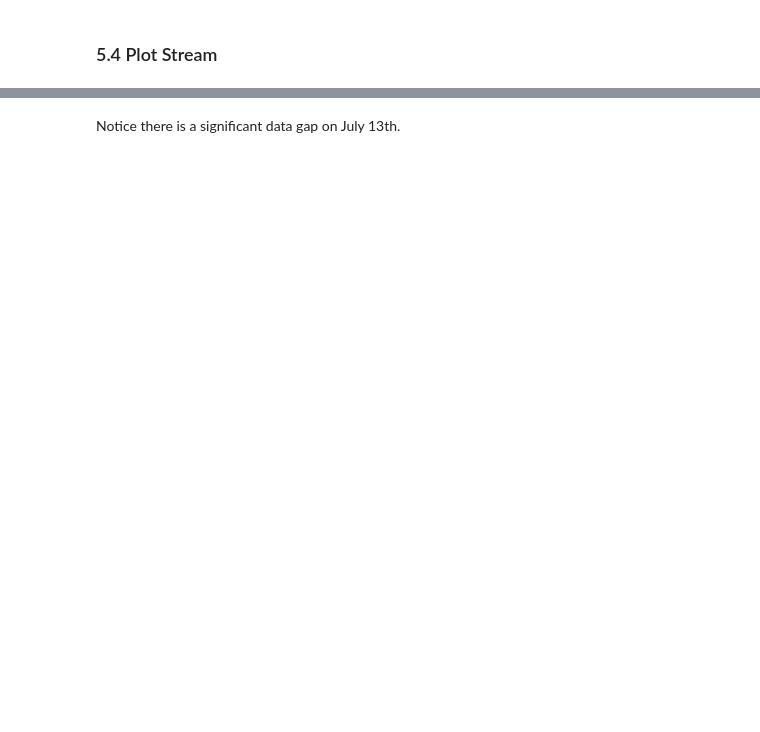
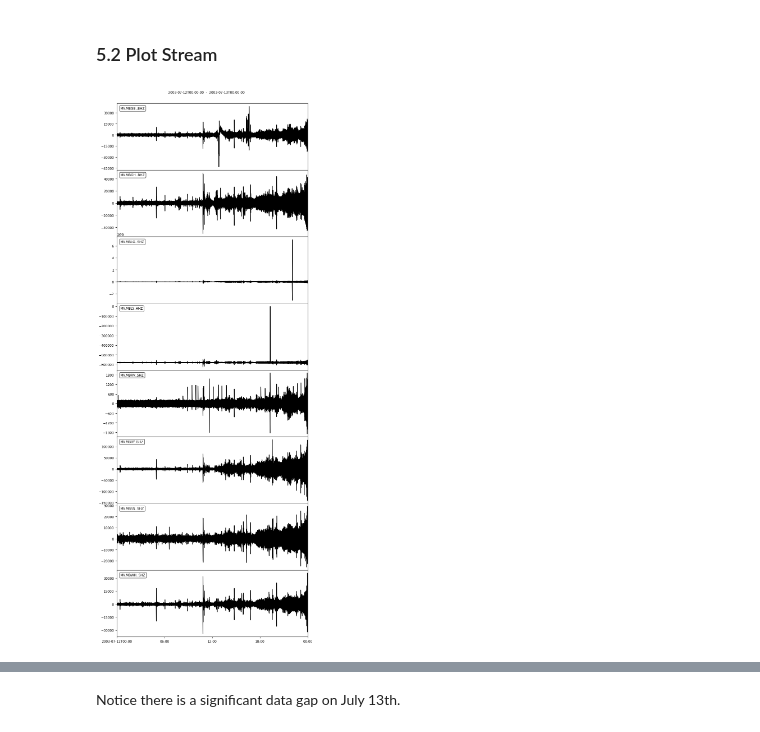
Before and after one commit to gthompson/CompSciS26, a Jupyter notebook: week10/101_RSAM_MVO.ipynb, the cells around one changed output, grey strips where cells are left out. Saved outputs shown, nothing was run; the diff lists cells and outputs as text; code cells hidden in the pictures; blank space fills up the shorter version.

```diff
--- a/week10/101_RSAM_MVO.ipynb
+++ b/week10/101_RSAM_MVO.ipynb
@@ -72,0 +97,5 @@ from set_samba_data_root import DATA_ROOT # this sets DATA_ROOT to the path of t
+# %%
+from pathlib import Path
+SDS_MVO_ROOT = DATA_ROOT / "SDS_MVO"
+SDS_MVO_ROOT = Path('~').expanduser() / 'work' / 'SDS'
+tree(SDS_MVO_ROOT)
@@ -72,0 +123,13 @@ from set_samba_data_root import DATA_ROOT # this sets DATA_ROOT to the path of t
+# %%
+from flovopy.enhanced.sdsclient import EnhancedSDSClient
+from obspy.core import UTCDateTime
+startTime = UTCDateTime(2003, 7, 1)   # start date (inclusive)
+endTime   = UTCDateTime(2003, 7, 14)  # end date (exclusive)
+
+# -----------------------------------------------------------------------------
+# Initialize SDS client (points to your SDS archive on disk)
+# -----------------------------------------------------------------------------
+mySDSclient = EnhancedSDSClient(SDS_MVO_ROOT)
+
+availdf, ids = mySDSclient.get_availability(startday=startTime, endday=endTime, verbose=True)
+display(availdf)
@@ -134,11 +159,12 @@ We are still using the EnhancedSDSClient from above, and the same t0 and t1.
 # %%
-st2 = client.get_waveforms(
+t0 = UTCDateTime(2003,7,12)
+st = mySDSclient.get_waveforms(
     network="MV",
     station="*",
     location="*",
     channel="*Z",
     starttime=t0,
-    endtime=t1,
+    endtime=t0 + 24*3600, # get one day of data
 )
 
-print(st2)
+print(st)
@@ -145,5 +181,7 @@ print(st2)
 # %% [markdown]
-### 5.4 Plot Stream
+### 5.2 Plot Stream
 # %%
-st2.plot(equal_scale=False);
+st.plot(equal_scale=False);
+# %% [output]
+[figure, added]
 # %% [markdown]
```
Also changed, not shown: parts of 39 cells of this notebook, 1 other file.
